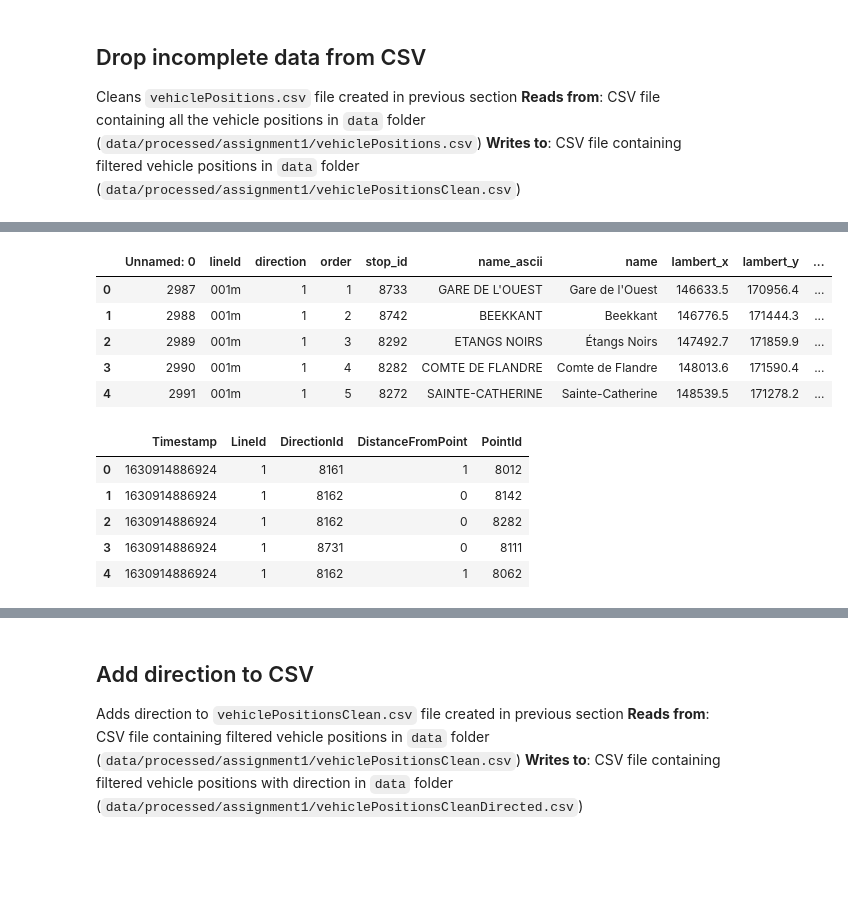
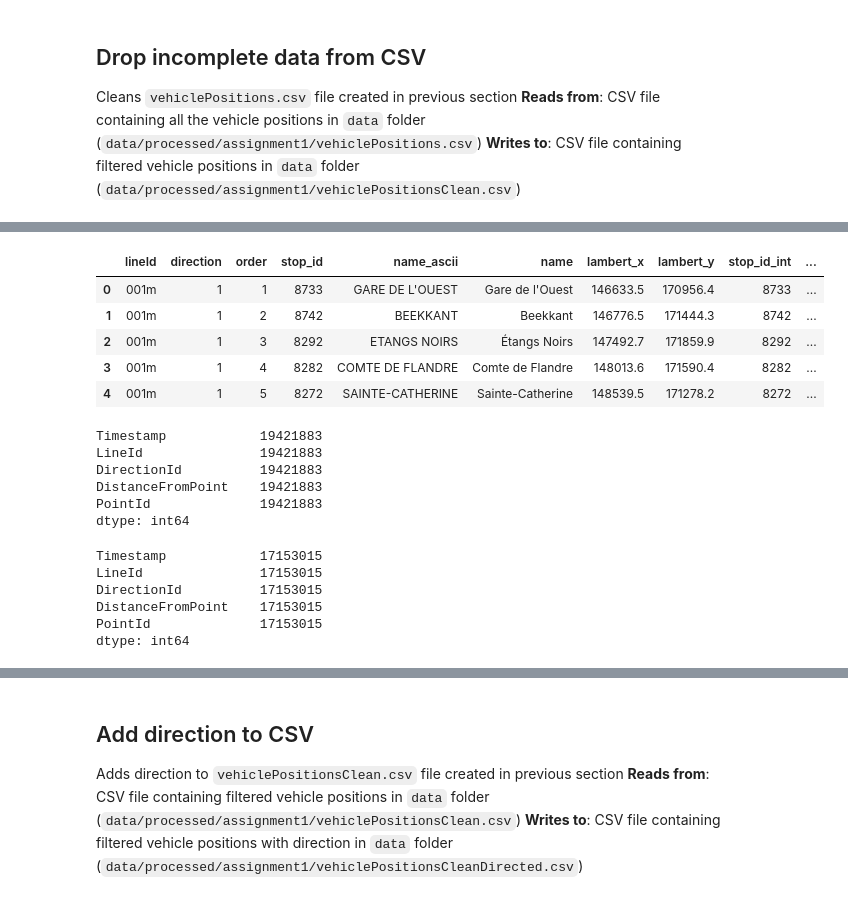
Before and after one commit to abroniewski/STIB-Hach-My-Ride, a Jupyter notebook: notebooks/assignment-1.ipynb, the cells around one changed output, grey strips where cells are left out. Saved outputs shown, nothing was run; the diff lists cells and outputs as text; code cells hidden in the pictures; blank space fills up the shorter version.

```diff
--- a/notebooks/assignment-1.ipynb
+++ b/notebooks/assignment-1.ipynb
@@ -230,21 +166,32 @@ positions_csv_path = '../data/processed/assignment1/vehiclePositions.csv'
 cleaned_positions_csv_path = '../data/processed/assignment1/vehiclePositionsClean.csv'
 # %%
 stops_df = pd.read_csv(stops_csv_path)
+stop_ids = stops_df['stop_id_int']
 stops_df.head()
 # %% [output]
-|  | Unnamed: 0 | lineId | direction | order | stop_id | name_ascii | name | lambert_x | lambert_y | ... |
-| 0 | 2987 | 001m | 1 | 1 | 8733 | GARE DE L'OUEST | Gare de l'Ouest | 146633.5 | 170956.4 | ... |
-| 1 | 2988 | 001m | 1 | 2 | 8742 | BEEKKANT | Beekkant | 146776.5 | 171444.3 | ... |
-| 2 | 2989 | 001m | 1 | 3 | 8292 | ETANGS NOIRS | Étangs Noirs | 147492.7 | 171859.9 | ... |
-| 3 | 2990 | 001m | 1 | 4 | 8282 | COMTE DE FLANDRE | Comte de Flandre | 148013.6 | 171590.4 | ... |
-| 4 | 2991 | 001m | 1 | 5 | 8272 | SAINTE-CATHERINE | Sainte-Catherine | 148539.5 | 171278.2 | ... |
+|  | lineId | direction | order | stop_id | name_ascii | name | lambert_x | lambert_y | stop_id_int | ... |
+| 0 | 001m | 1 | 1 | 8733 | GARE DE L'OUEST | Gare de l'Ouest | 146633.5 | 170956.4 | 8733 | ... |
+| 1 | 001m | 1 | 2 | 8742 | BEEKKANT | Beekkant | 146776.5 | 171444.3 | 8742 | ... |
+| 2 | 001m | 1 | 3 | 8292 | ETANGS NOIRS | Étangs Noirs | 147492.7 | 171859.9 | 8292 | ... |
+| 3 | 001m | 1 | 4 | 8282 | COMTE DE FLANDRE | Comte de Flandre | 148013.6 | 171590.4 | 8282 | ... |
+| 4 | 001m | 1 | 5 | 8272 | SAINTE-CATHERINE | Sainte-Catherine | 148539.5 | 171278.2 | 8272 | ... |
 # %%
 positions_df = pd.read_csv(positions_csv_path)
-positions_df.head()
+positions_df.count()
 # %% [output]
-|  | Timestamp | LineId | DirectionId | DistanceFromPoint | PointId |
-| 0 | 1630914886924 | 1 | 8161 | 1 | 8012 |
-| 1 | 1630914886924 | 1 | 8162 | 0 | 8142 |
-| 2 | 1630914886924 | 1 | 8162 | 0 | 8282 |
-| 3 | 1630914886924 | 1 | 8731 | 0 | 8111 |
-| 4 | 1630914886924 | 1 | 8162 | 1 | 8062 |
+Timestamp            19421883
+LineId               19421883
+DirectionId          19421883
+DistanceFromPoint    19421883
+PointId              19421883
+dtype: int64
+# %%
+cleaned_positions_df = positions_df[positions_df['DirectionId'].isin(stop_ids) & positions_df['PointId'].isin(stop_ids)]
+cleaned_positions_df.count()
+# %% [output]
+Timestamp            17153015
+LineId               17153015
+DirectionId          17153015
+DistanceFromPoint    17153015
+PointId              17153015
+dtype: int64
```
Also changed, not shown: parts of 8 cells of this notebook.
